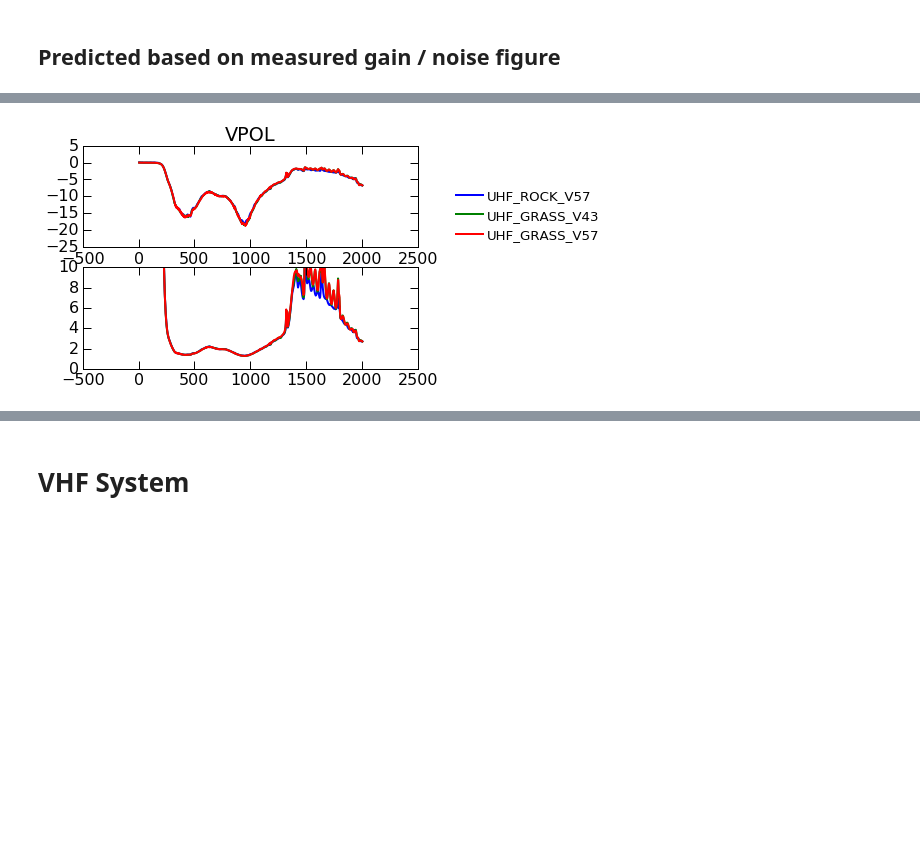
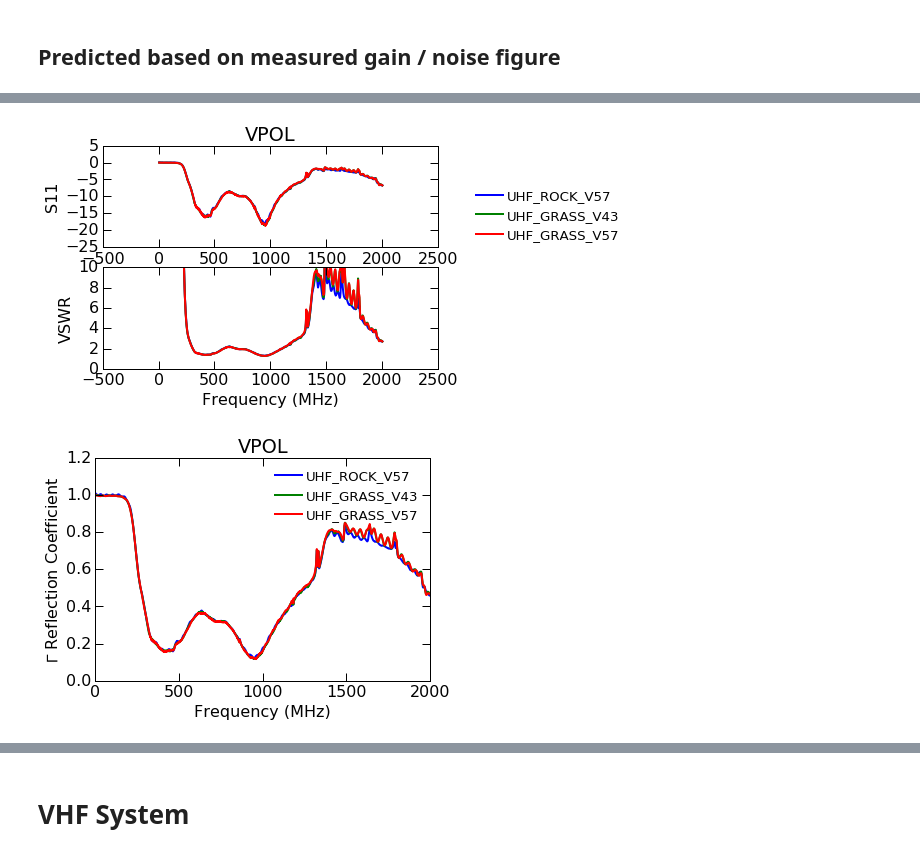
Before and after one commit to swissel/beacon_notebooks, a Jupyter notebook: BEACON Freq Dep Noise Spectra Prediction.ipynb, the cells around one changed output, grey strips where cells are left out. Saved outputs shown, nothing was run; the diff lists cells and outputs as text; code cells hidden in the pictures; blank space fills up the shorter version.

```diff
--- a/BEACON Freq Dep Noise Spectra Prediction.ipynb
+++ b/BEACON Freq Dep Noise Spectra Prediction.ipynb
@@ -360,17 +360,31 @@ pyp.xlim(0,1200)
 # %%
 # now get the reflection coefficient of the antenna
 titles=['UHF_ROCK_H43', 'UHF_ROCK_H57', 'UHF_GRASS_H43', 'UHF_GRASS_H57']
+pyp.figure(1)
+pyp.figure(2)
 for title in titles:
     sparm = read_s2p(ant_dirc + title + '.s2p')
+    pyp.figure(1)
     pyp.subplot(2,1,1)
     pyp.plot(sparm.freq/1e6, sparm.s11dB, label=title)
+    pyp.ylabel("S11")
     pyp.subplot(2,1,2)
     pyp.plot(sparm.freq/1e6, vswr(sparm.s11dB))
     pyp.ylim(0,10)
-
+    pyp.xlabel("Frequency (MHz)")
+    pyp.ylabel("VSWR")
+    pyp.figure(2)
+    pyp.plot(sparm.freq/1e6, pow(10., sparm.s11dB/20. ), label=title)
+    pyp.xlabel("Frequency (MHz)")
+    pyp.ylabel("$\Gamma$ Reflection Coefficient")
+pyp.figure(1)
 pyp.subplot(2,1,1)
 pyp.legend(loc=[1.1,0.])
 pyp.title("HPOL")
+pyp.figure(2)
+pyp.legend(loc='upper center', labelspacing=0.1)
+pyp.title("HPOL")
+pyp.xlim(0,2000)
 sparm = read_s2p(ant_dirc + titles[0] + '.s2p')
 Gamma= reflection_coefficient_from_s11(sparm.s11dB)
 # %% [output]
@@ -378,21 +393,36 @@ Gamma= reflection_coefficient_from_s11(sparm.s11dB)
 # %%
 # now get the reflection coefficient of the antenna
 titles=['UHF_ROCK_V57', 'UHF_GRASS_V43', 'UHF_GRASS_V57']
+pyp.figure(1)
+pyp.figure(2)
 for title in titles:
     sparm = read_s2p(ant_dirc + title + '.s2p')
+    pyp.figure(1)
     pyp.subplot(2,1,1)
     pyp.plot(sparm.freq/1e6, sparm.s11dB, label=title)
+    pyp.ylabel("S11")
     pyp.subplot(2,1,2)
     pyp.plot(sparm.freq/1e6, vswr(sparm.s11dB))
     pyp.ylim(0,10)
-
+    pyp.xlabel("Frequency (MHz)")
+    pyp.ylabel("VSWR")
+    pyp.figure(2)
+    pyp.plot(sparm.freq/1e6, pow(10., sparm.s11dB/20. ), label=title)
+    pyp.xlabel("Frequency (MHz)")
+    pyp.ylabel("$\Gamma$ Reflection Coefficient")
+pyp.figure(1)
 pyp.subplot(2,1,1)
 pyp.legend(loc=[1.1,0.])
 pyp.title("VPOL")
+pyp.figure(2)
+pyp.legend()
+pyp.title("VPOL")
+pyp.xlim(0,2000)
 sparm = read_s2p(ant_dirc + titles[0] + '.s2p')
 Gamma= reflection_coefficient_from_s11(sparm.s11dB)
 # %% [output]
-[figure, old version]
+[figure, new version]
+[figure, added]
 # %%
 Z_A = 50 * np.divide((1+Gamma),(1-Gamma)) #calculate input impedance from refl. coeff referenced to 50 Ohm
 #Z_A = np.ones(len(G_components))*50
```
Also changed, not shown: parts of 16 cells of this notebook, 7 other files.
